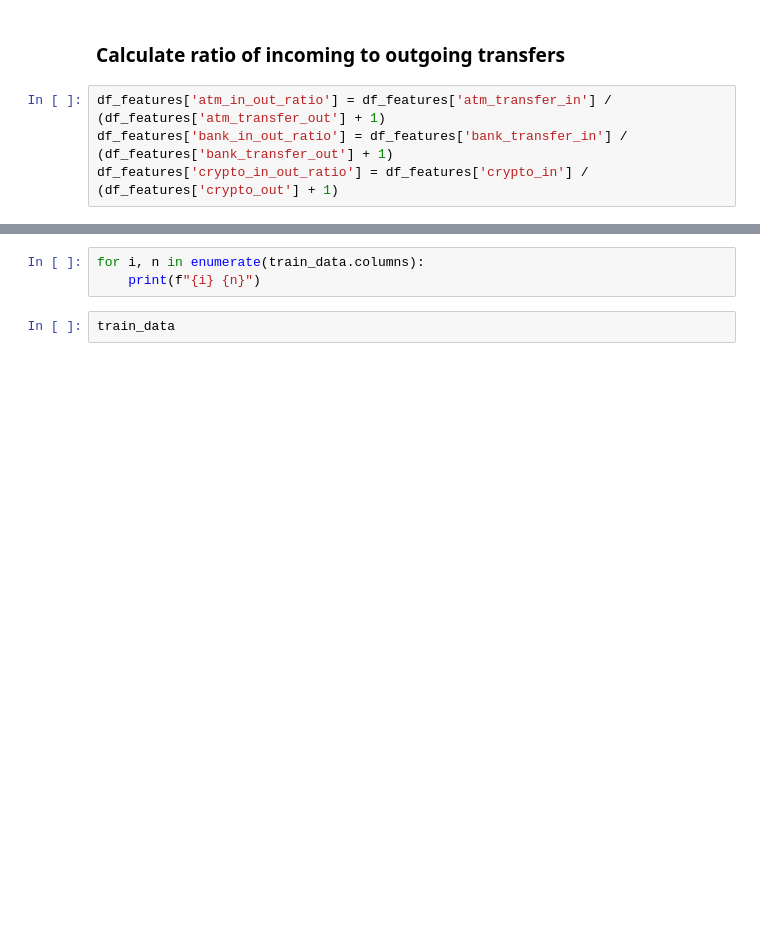
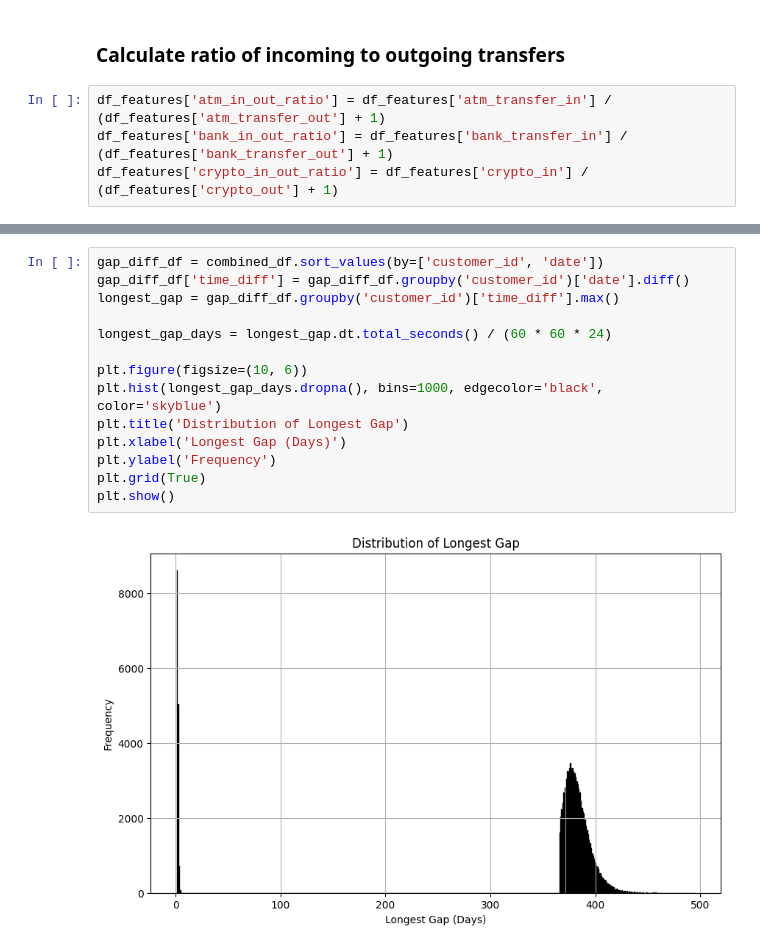
Before and after one commit to m227chan/MSE-546-Advanced-ML-Project, a Jupyter notebook: eda/analysis.ipynb, the cells around one changed output, grey strips where cells are left out. Saved outputs shown, nothing was run; the diff lists cells and outputs as text; blank space fills up the shorter version.

```diff
--- a/eda/analysis.ipynb
+++ b/eda/analysis.ipynb
@@ -315,5 +428,16 @@ test_data = test_data.drop(columns=drop_cols)
-# %%
-for i, n in enumerate(train_data.columns):
-    print(f"{i} {n}")
-# %%
-train_data
+# %%
+gap_diff_df = combined_df.sort_values(by=['customer_id', 'date'])
+gap_diff_df['time_diff'] = gap_diff_df.groupby('customer_id')['date'].diff()
+longest_gap = gap_diff_df.groupby('customer_id')['time_diff'].max()
+
+longest_gap_days = longest_gap.dt.total_seconds() / (60 * 60 * 24)
+
+plt.figure(figsize=(10, 6))
+plt.hist(longest_gap_days.dropna(), bins=1000, edgecolor='black', color='skyblue')
+plt.title('Distribution of Longest Gap')
+plt.xlabel('Longest Gap (Days)')
+plt.ylabel('Frequency')
+plt.grid(True)
+plt.show()
+# %% [output]
+[figure, added]
```
Also changed, not shown: parts of 40 cells of this notebook, 4 other files.
